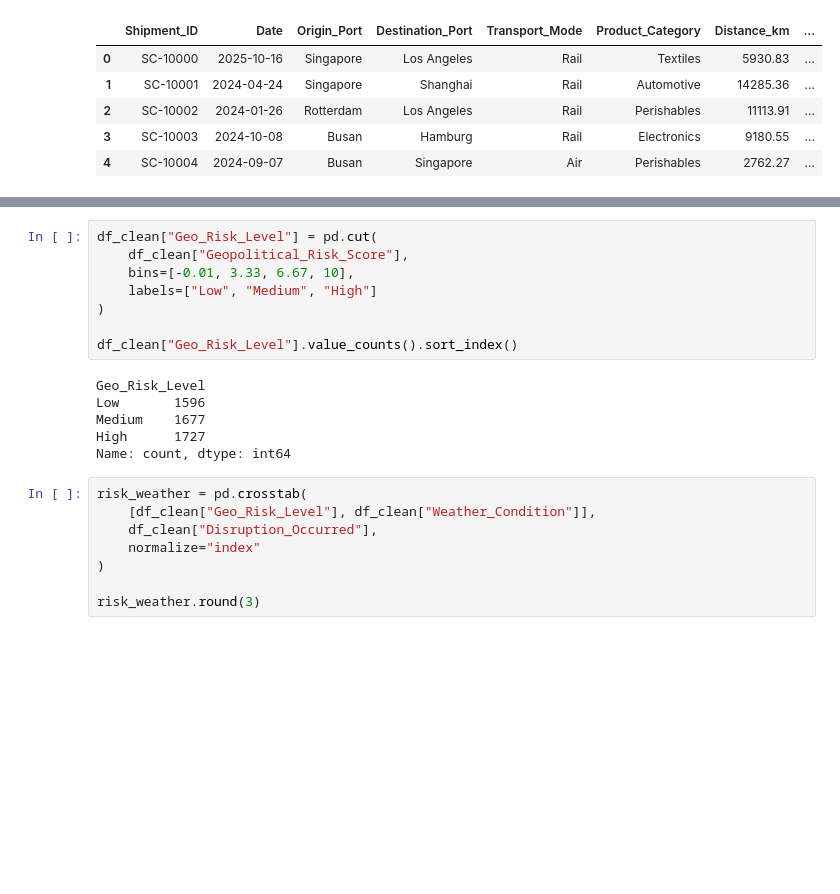
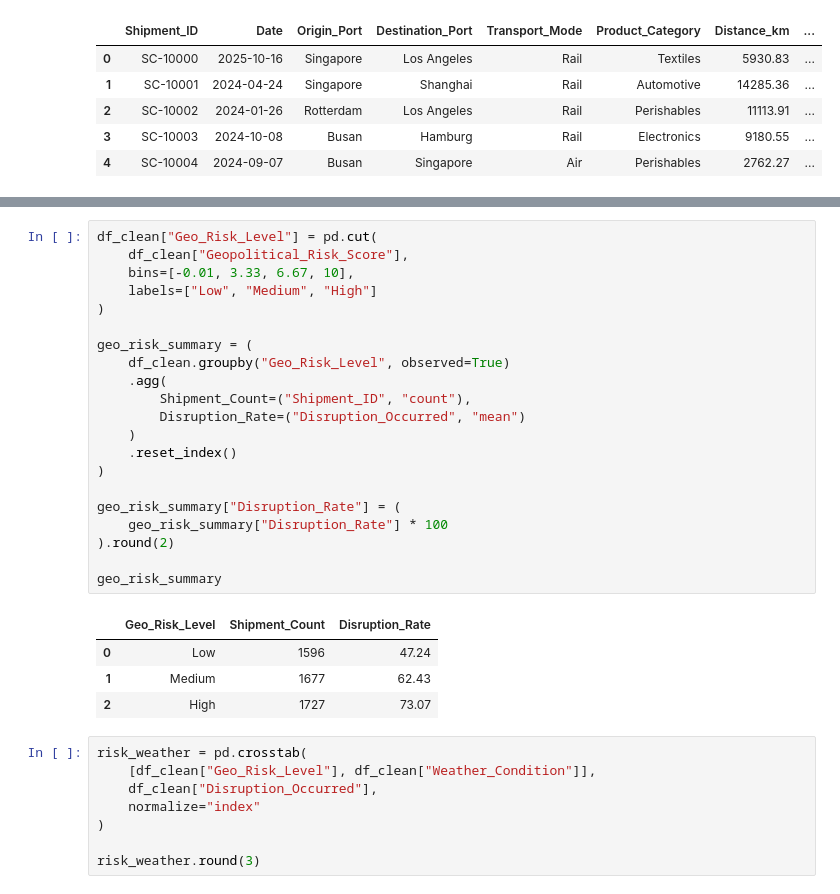
Before and after one commit to Donnabelle01/stackfuel_projekt, a Jupyter notebook: supply_chain/Notebooks/04_Risk_Analysis.ipynb, the cells around one changed output, grey strips where cells are left out. Saved outputs shown, nothing was run; the diff lists cells and outputs as text; blank space fills up the shorter version.

```diff
--- a/supply_chain/Notebooks/04_Risk_Analysis.ipynb
+++ b/supply_chain/Notebooks/04_Risk_Analysis.ipynb
@@ -18,17 +36,29 @@ df_clean.head()
 # %%
 df_clean["Geo_Risk_Level"] = pd.cut(
     df_clean["Geopolitical_Risk_Score"],
     bins=[-0.01, 3.33, 6.67, 10],
     labels=["Low", "Medium", "High"]
 )
 
-df_clean["Geo_Risk_Level"].value_counts().sort_index()
+geo_risk_summary = (
+    df_clean.groupby("Geo_Risk_Level", observed=True)
+    .agg(
+        Shipment_Count=("Shipment_ID", "count"),
+        Disruption_Rate=("Disruption_Occurred", "mean")
+    )
+    .reset_index()
+)
+
+geo_risk_summary["Disruption_Rate"] = (
+    geo_risk_summary["Disruption_Rate"] * 100
+).round(2)
+
+geo_risk_summary
 # %% [output]
-Geo_Risk_Level
-Low       1596
-Medium    1677
-High      1727
-Name: count, dtype: int64
+|  | Geo_Risk_Level | Shipment_Count | Disruption_Rate |
+| 0 | Low | 1596 | 47.24 |
+| 1 | Medium | 1677 | 62.43 |
+| 2 | High | 1727 | 73.07 |
 # %%
 risk_weather = pd.crosstab(
     [df_clean["Geo_Risk_Level"], df_clean["Weather_Condition"]],
```
Also changed, not shown: parts of 4 cells of this notebook, 6 other files.
